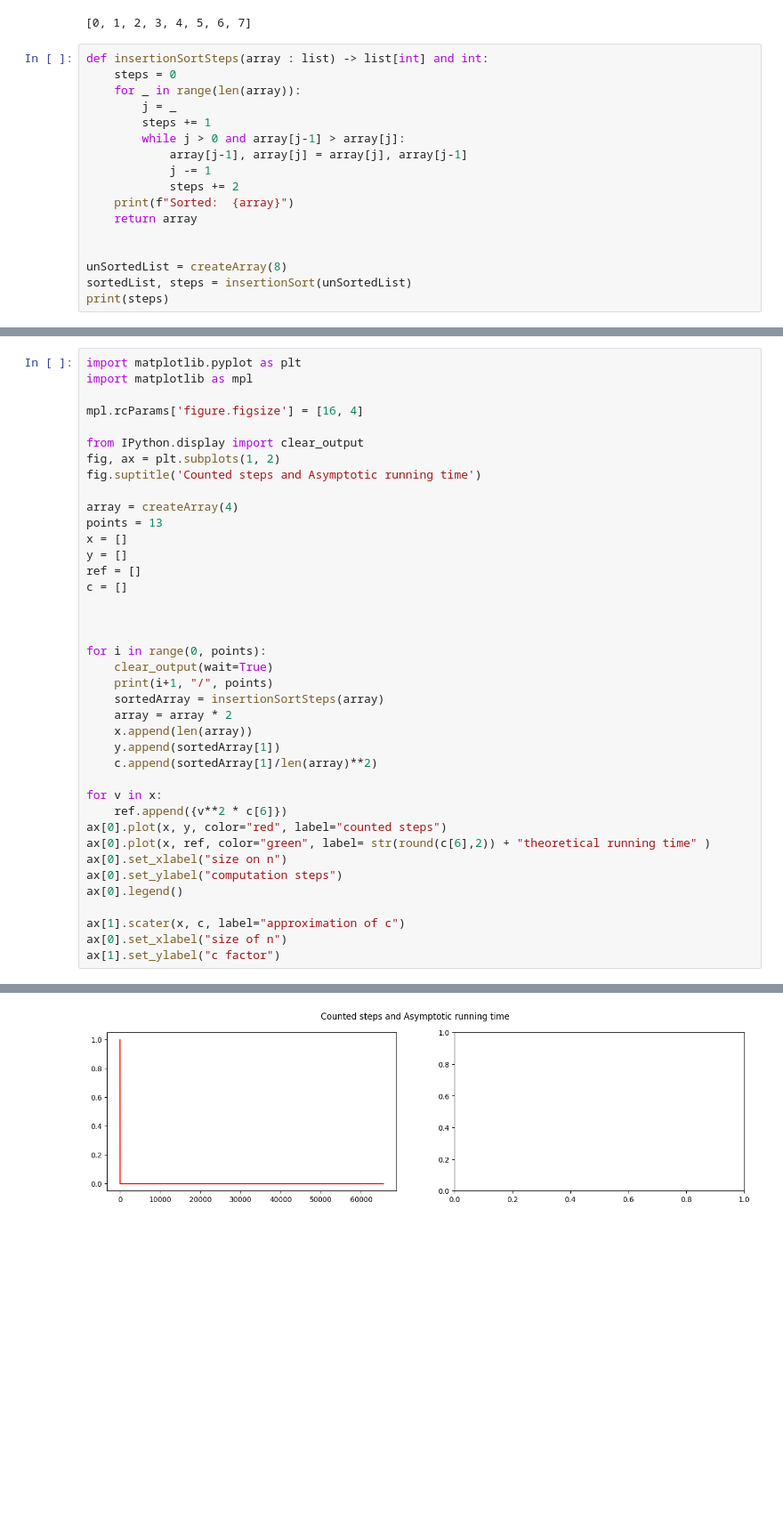
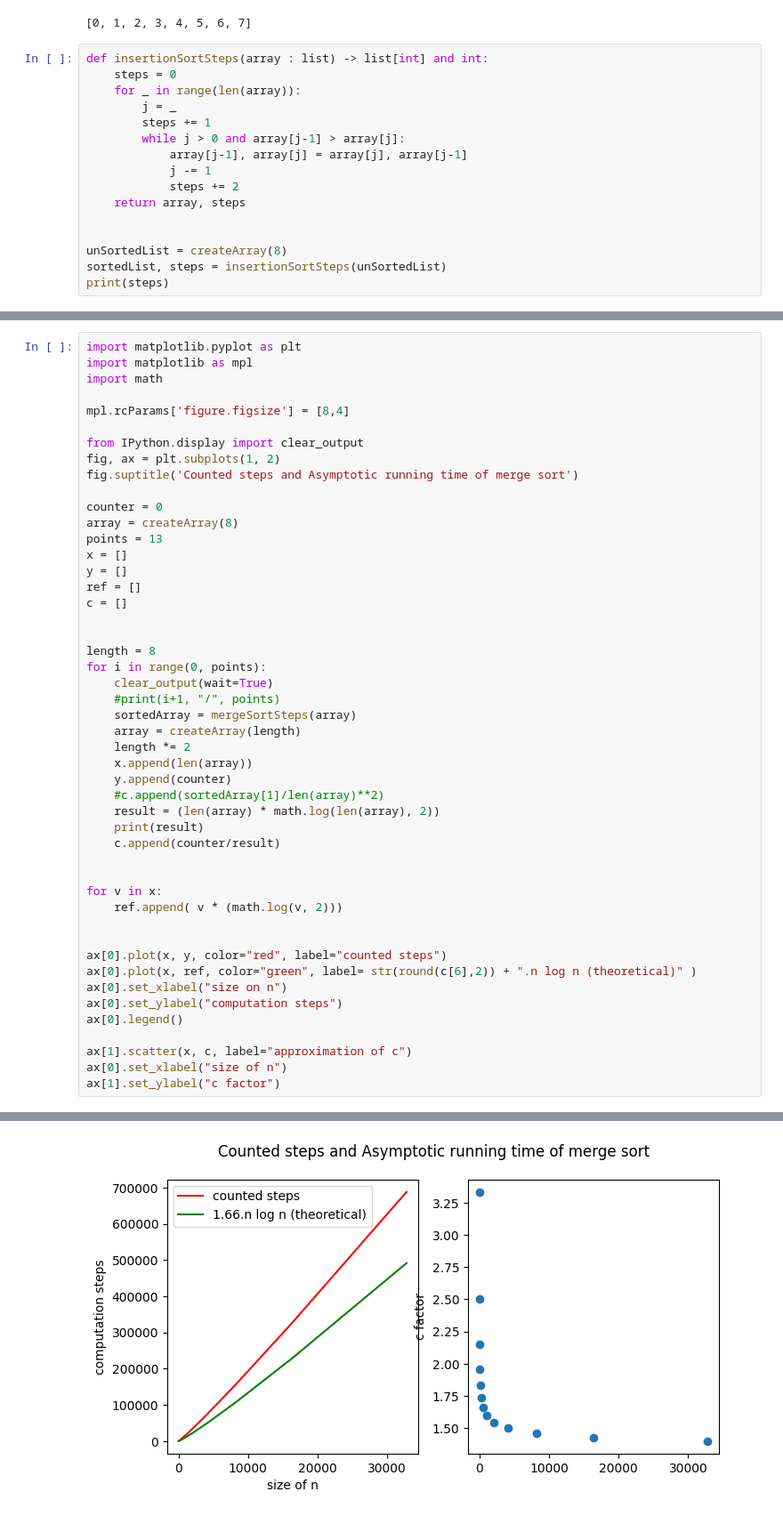
Before and after one commit to JesperSoberg/DAT600, a Jupyter notebook: 1lab/sorting.ipynb, the cells around one changed output, grey strips where cells are left out. Shown at 89% size. Saved outputs shown, nothing was run; the diff lists cells and outputs as text; blank space fills up the shorter version.

Commit message:
Small changes to sorting .go and .py, quicksort plot implemented and unfinished heap sort plot

```diff
--- a/1lab/sorting.ipynb
+++ b/1lab/sorting.ipynb
@@ -77,11 +74,10 @@ def insertionSortSteps(array : list) -> list[int] and int:
 			array[j-1], array[j] = array[j], array[j-1]
 			j -= 1
 			steps += 2
-	print(f"Sorted:  {array}")
-	return array
+	return array, steps
 
 
 unSortedList = createArray(8)
-sortedList, steps = insertionSort(unSortedList)
+sortedList, steps = insertionSortSteps(unSortedList)
 print(steps)
 # %% [output]
@@ -139,14 +179,16 @@ print(sortedList[0], sortedList[1])
 # %%
 import matplotlib.pyplot as plt
 import matplotlib as mpl
+import math
 
-mpl.rcParams['figure.figsize'] = [16, 4]
+mpl.rcParams['figure.figsize'] = [8,4]
 
 from IPython.display import clear_output
 fig, ax = plt.subplots(1, 2)
-fig.suptitle('Counted steps and Asymptotic running time')
+fig.suptitle('Counted steps and Asymptotic running time of merge sort')
 
-array = createArray(4)
+counter = 0
+array = createArray(8)
 points = 13
 x = []
 y = []
@@ -154,25 +196,32 @@ ref = []
 c = []
 
 
-
+length = 8
 for i in range(0, points):
 	clear_output(wait=True)
-	print(i+1, "/", points)
-	sortedArray = insertionSortSteps(array)
-	array = array * 2
+	#print(i+1, "/", points)
+	sortedArray = mergeSortSteps(array)
+	array = createArray(length)
+	length *= 2
 	x.append(len(array))
-	y.append(sortedArray[1])
-	c.append(sortedArray[1]/len(array)**2)
+	y.append(counter)
+	#c.append(sortedArray[1]/len(array)**2)
+	result = (len(array) * math.log(len(array), 2))
+	print(result)
+	c.append(counter/result)
+
 
 for v in x:
-	ref.append({v**2 * c[6]})
+	ref.append( v * (math.log(v, 2)))
+
+
 ax[0].plot(x, y, color="red", label="counted steps")
-ax[0].plot(x, ref, color="green", label= str(round(c[6],2)) + "theoretical running time" )
+ax[0].plot(x, ref, color="green", label= str(round(c[6],2)) + ".n log n (theoretical)" )
 ax[0].set_xlabel("size on n")
 ax[0].set_ylabel("computation steps")
 ax[0].legend()
 
-ax[1].scater(x, c, label="approximation of c")
+ax[1].scatter(x, c, label="approximation of c")
 ax[0].set_xlabel("size of n")
 ax[1].set_ylabel("c factor")
 # %% [output]
@@ -182 +230 @@ TypeError: float() argument must be a string or a real number, not 'set'
-[figure, old version]
+[figure, new version]
```
Also changed, not shown: parts of 10 cells of this notebook, 3 other files.
